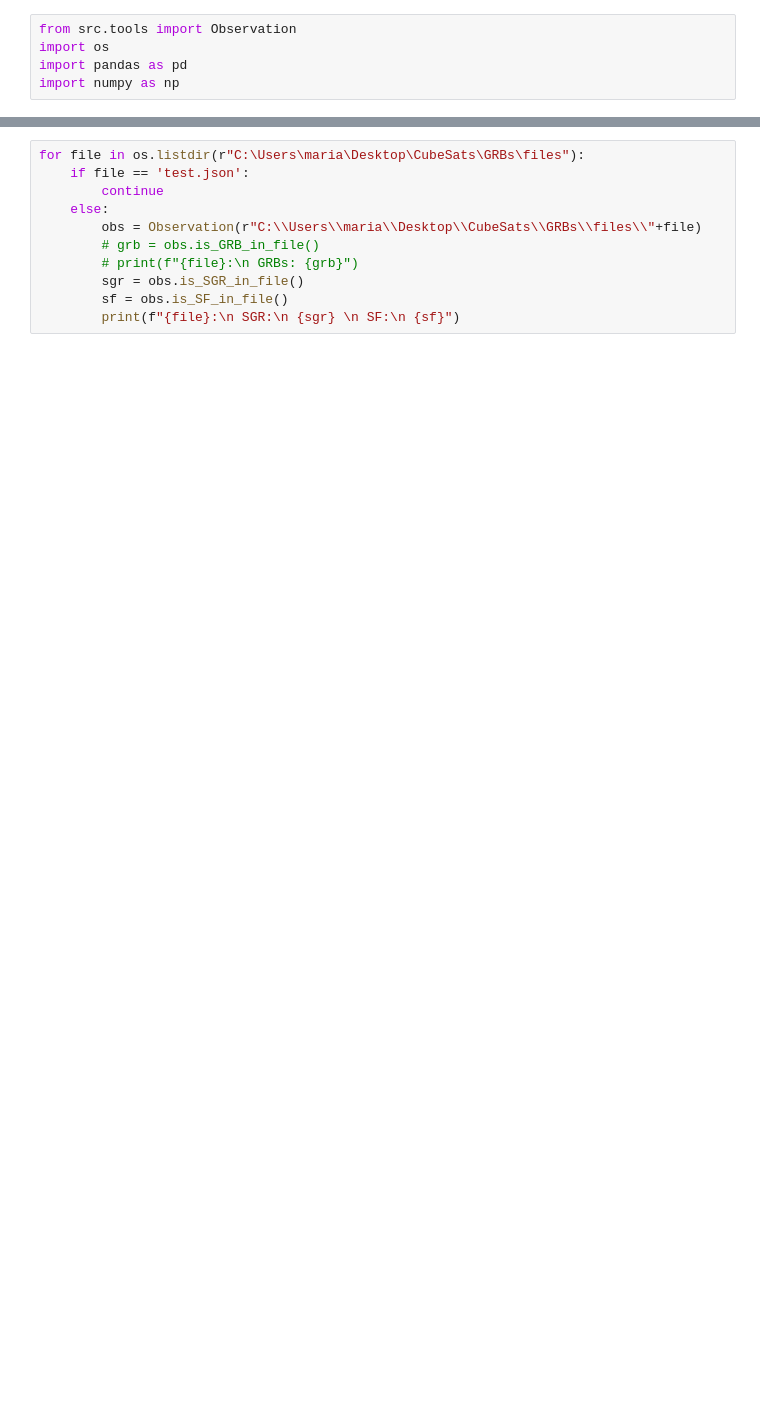
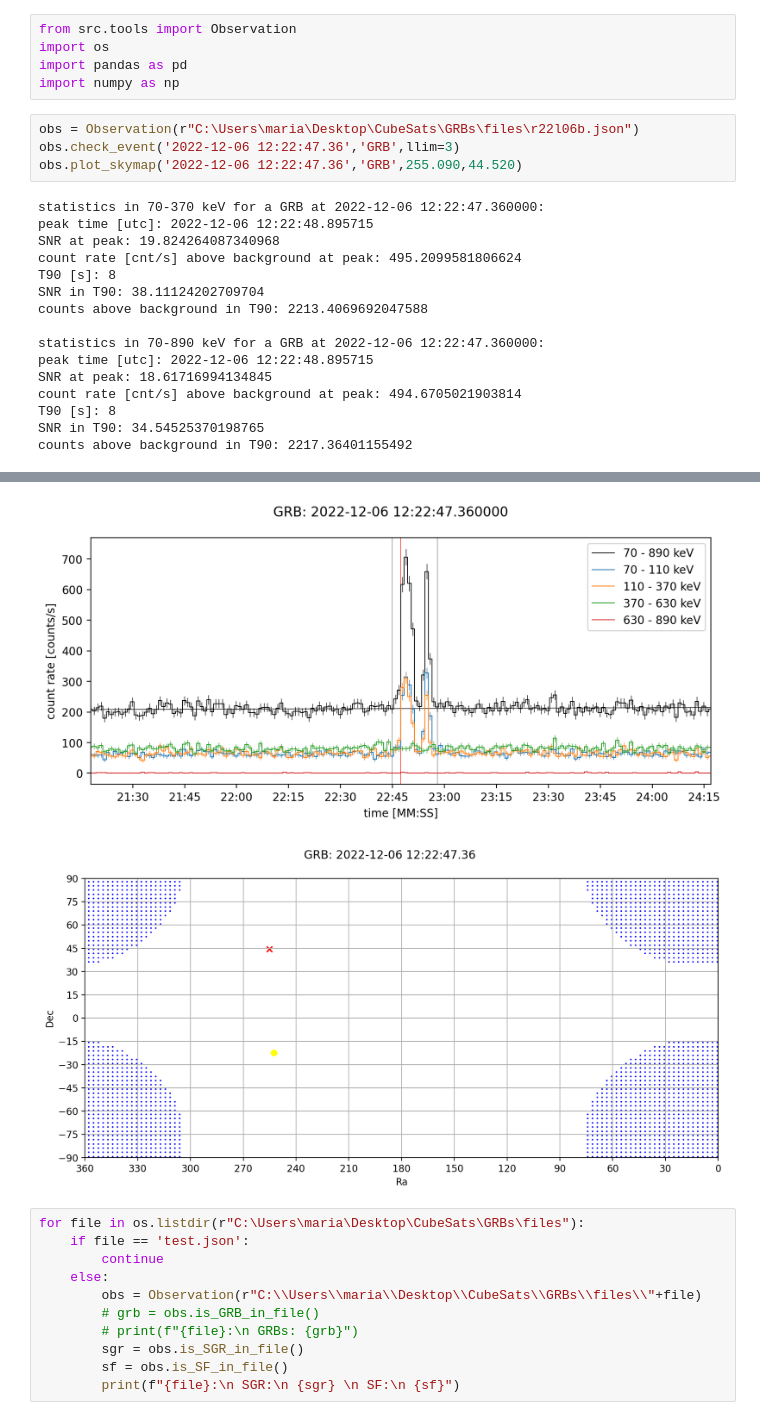
Before and after one commit to mdafcikova/grbalpha-tools, a Jupyter notebook: notebook.ipynb, the cells around one changed output, grey strips where cells are left out. Cells and saved outputs as stored; diff of their text form; blank space fills up the shorter version.

Commit message:
added timeplot and skymap

```diff
--- a/notebook.ipynb
+++ b/notebook.ipynb
@@ -3,3 +3,23 @@ from src.tools import Observation
 import os
 import pandas as pd
 import numpy as np
+# %%
+obs = Observation(r"C:\Users\maria\Desktop\CubeSats\GRBs\files\r22l06b.json")
+obs.check_event('2022-12-06 12:22:47.36','GRB',llim=3)
+obs.plot_skymap('2022-12-06 12:22:47.36','GRB',255.090,44.520)
+# %% [output]
+statistics in 70-370 keV for a GRB at 2022-12-06 12:22:47.360000:
+peak time [utc]: 2022-12-06 12:22:48.895715
+SNR at peak: 19.824264087340968
+count rate [cnt/s] above background at peak: 495.2099581806624
+T90 [s]: 8
+SNR in T90: 38.11124202709704
+counts above background in T90: 2213.4069692047588
+
+statistics in 70-890 keV for a GRB at 2022-12-06 12:22:47.360000:
+peak time [utc]: 2022-12-06 12:22:48.895715
+SNR at peak: 18.61716994134845
+count rate [cnt/s] above background at peak: 494.6705021903814
+T90 [s]: 8
+SNR in T90: 34.54525370198765
+counts above background in T90: 2217.36401155492
@@ -6,3 +27,5 @@ import numpy as np
+[figure, added]
+[figure, added]
 # %%
 for file in os.listdir(r"C:\Users\maria\Desktop\CubeSats\GRBs\files"):
     if file == 'test.json':
```
Also changed, not shown: parts of 7 cells of this notebook, 1 other file.
